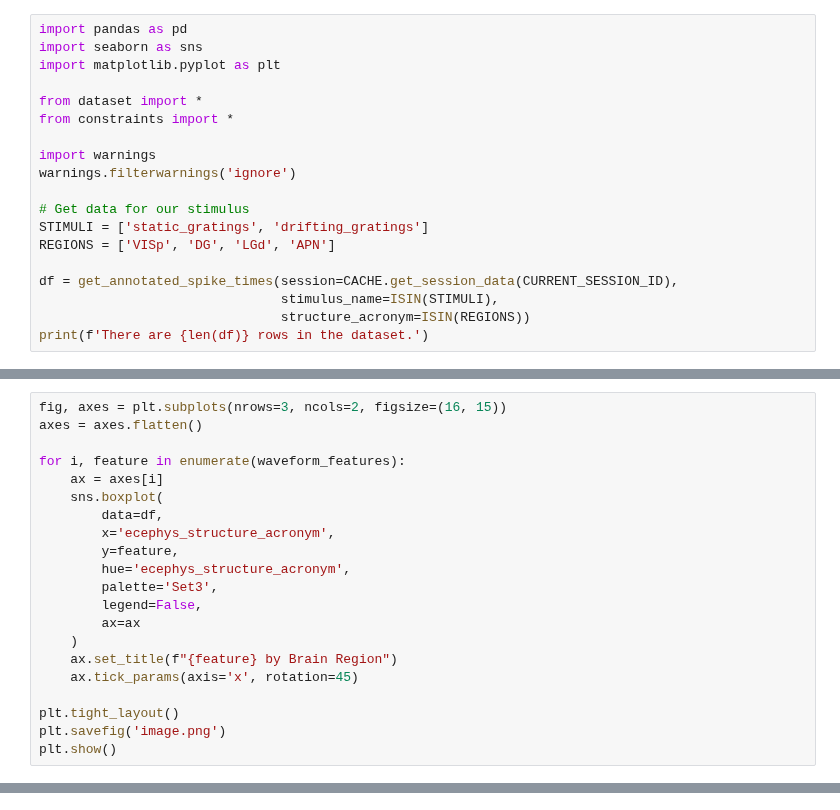
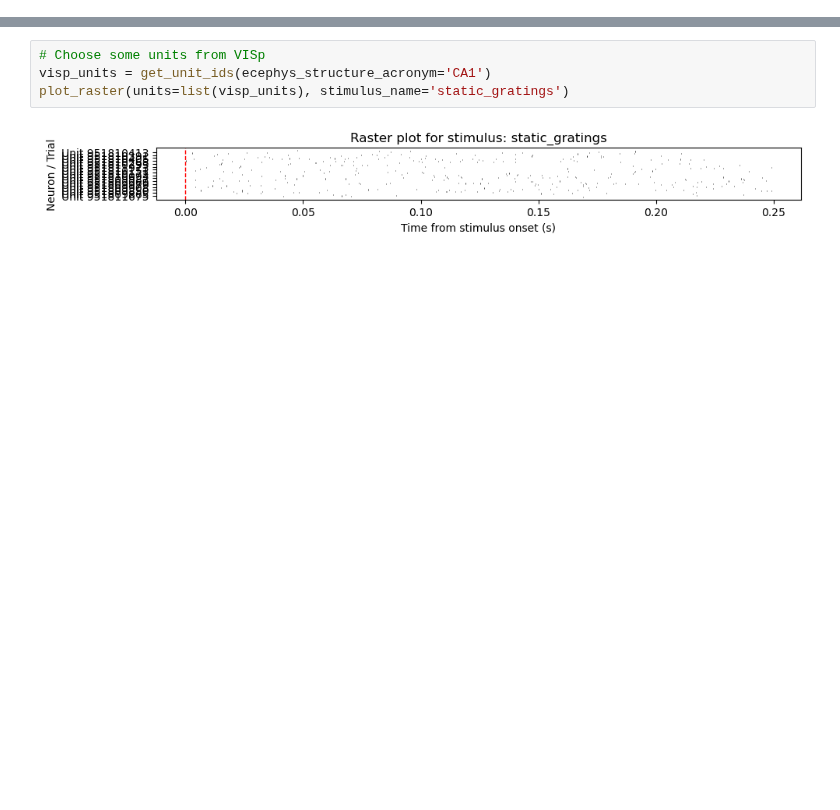
Before and after one commit to tebe-nigrelli/MMN-Group-Project, a Jupyter notebook: 01_EDA.ipynb, the cells around one changed output, grey strips where cells are left out. Saved outputs shown, nothing was run; the diff lists cells and outputs as text; blank space fills up the shorter version.

```diff
--- a/01_EDA.ipynb
+++ b/01_EDA.ipynb
@@ -3,19 +0,0 @@
-# %%
-import pandas as pd
-import seaborn as sns
-import matplotlib.pyplot as plt
-
-from dataset import *
-from constraints import *
-
-import warnings
-warnings.filterwarnings('ignore')
-
-# Get data for our stimulus
-STIMULI = ['static_gratings', 'drifting_gratings']
-REGIONS = ['VISp', 'DG', 'LGd', 'APN']
-
-df = get_annotated_spike_times(session=CACHE.get_session_data(CURRENT_SESSION_ID),
-                               stimulus_name=ISIN(STIMULI),
-                               structure_acronym=ISIN(REGIONS))
-print(f'There are {len(df)} rows in the dataset.')
@@ -256,21 +0,0 @@ The multimodality in distribution leads us to believe there are natural clusters
-# %%
-fig, axes = plt.subplots(nrows=3, ncols=2, figsize=(16, 15))
-axes = axes.flatten()
-
-for i, feature in enumerate(waveform_features):
-    ax = axes[i]
-    sns.boxplot(
-        data=df,
-        x='ecephys_structure_acronym',
-        y=feature,
-        hue='ecephys_structure_acronym',
-        palette='Set3',
-        legend=False,
-        ax=ax
-    )
-    ax.set_title(f"{feature} by Brain Region")
-    ax.tick_params(axis='x', rotation=45)
-
-plt.tight_layout()
-plt.savefig('image.png')
-plt.show()
@@ -335,0 +62,6 @@ analyze_firing_rate_vs_stimulus(df)
+# %%
+# Choose some units from VISp
+visp_units = get_unit_ids(ecephys_structure_acronym='CA1')
+plot_raster(units=list(visp_units), stimulus_name='static_gratings')
+# %% [output]
+[figure, added]
```
Also changed, not shown: parts of 19 cells of this notebook.
